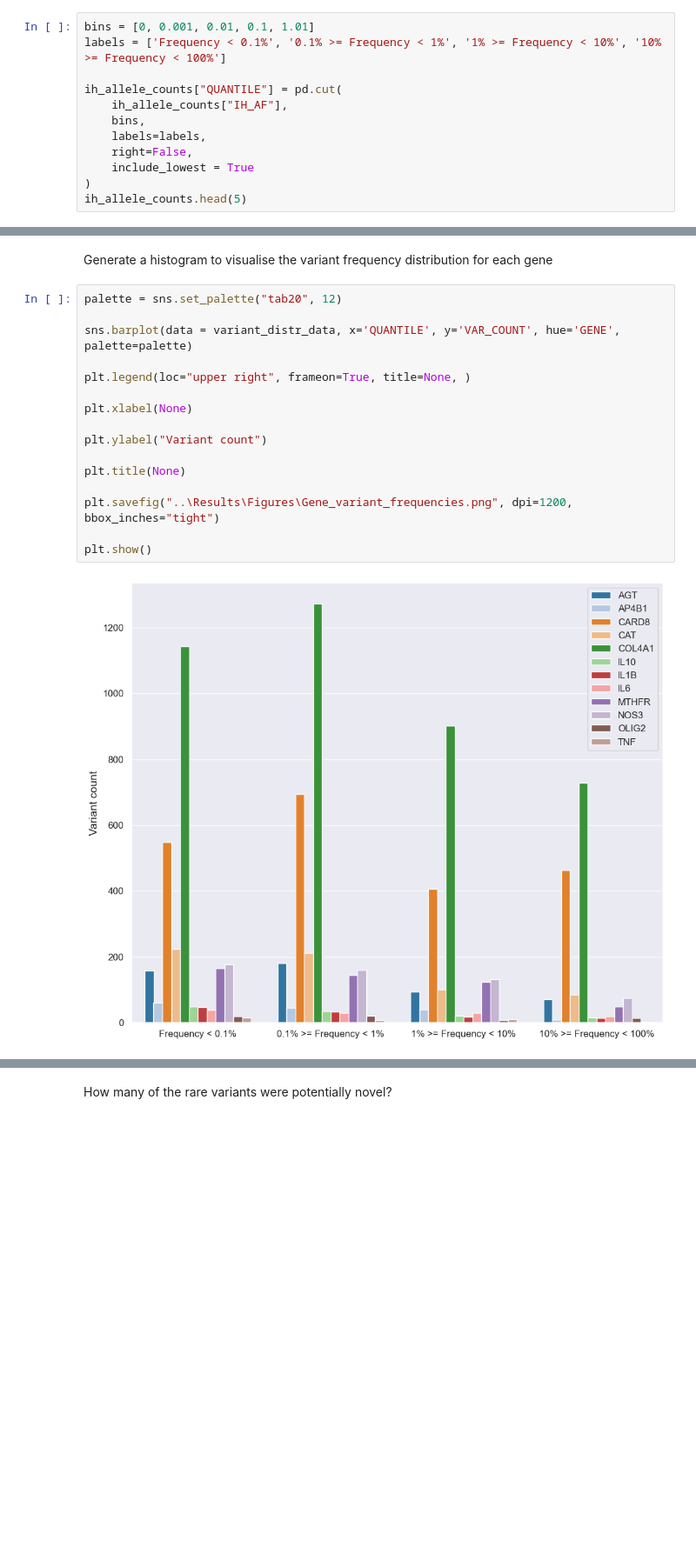
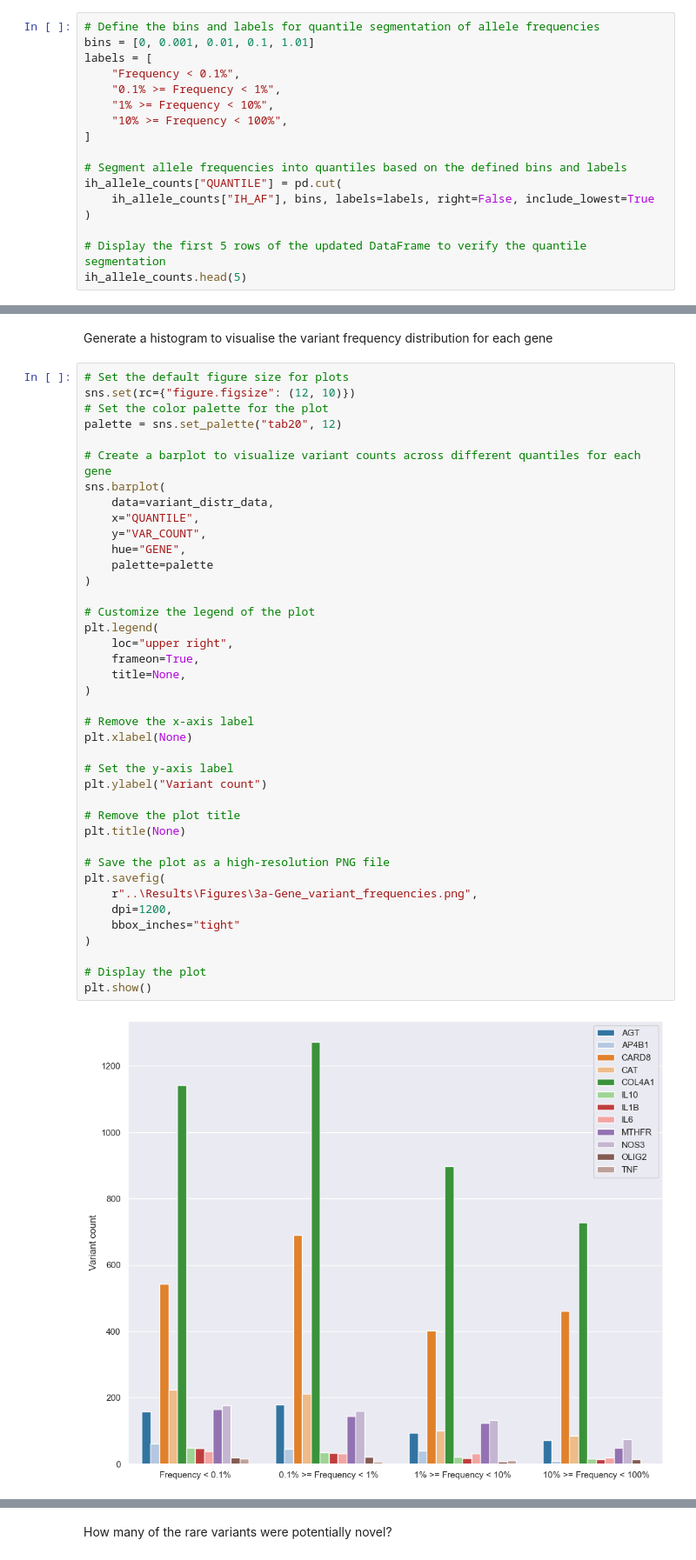
Before and after one commit to MeganHolborn/Genetic_data_analysis, a Jupyter notebook: Notebooks/3-Analysis/3-Rare_variants.ipynb, the cells around one changed output, grey strips where cells are left out. Shown at 87% size. Saved outputs shown, nothing was run; the diff lists cells and outputs as text; blank space fills up the shorter version.

```diff
--- a/Notebooks/3-Analysis/3-Rare_variants.ipynb
+++ b/Notebooks/3-Analysis/3-Rare_variants.ipynb
@@ -63,13 +86,18 @@ Divide allele frequencies into quantiles
 # %%
+# Define the bins and labels for quantile segmentation of allele frequencies
 bins = [0, 0.001, 0.01, 0.1, 1.01]
-labels = ['Frequency < 0.1%', '0.1% >= Frequency < 1%', '1% >= Frequency < 10%', '10% >= Frequency < 100%']
+labels = [
+    "Frequency < 0.1%",
+    "0.1% >= Frequency < 1%",
+    "1% >= Frequency < 10%",
+    "10% >= Frequency < 100%",
+]
 
+# Segment allele frequencies into quantiles based on the defined bins and labels
 ih_allele_counts["QUANTILE"] = pd.cut(
-    ih_allele_counts["IH_AF"],
-    bins,
-    labels=labels,
-    right=False,
-    include_lowest = True
+    ih_allele_counts["IH_AF"], bins, labels=labels, right=False, include_lowest=True
 )
+
+# Display the first 5 rows of the updated DataFrame to verify the quantile segmentation
 ih_allele_counts.head(5)
 # %% [output]
@@ -139,21 +164,45 @@ plt.rc("figure", titlesize=constants.BIGGER_FONT)  # fontsize of the figure titl
 # %% [markdown]
 Generate a histogram to visualise the variant frequency distribution for each gene
 # %%
+# Set the default figure size for plots
+sns.set(rc={"figure.figsize": (12, 10)})
+# Set the color palette for the plot
 palette = sns.set_palette("tab20", 12)
 
-sns.barplot(data = variant_distr_data, x='QUANTILE', y='VAR_COUNT', hue='GENE', palette=palette)
+# Create a barplot to visualize variant counts across different quantiles for each gene
+sns.barplot(
+    data=variant_distr_data,
+    x="QUANTILE",
+    y="VAR_COUNT",
+    hue="GENE",
+    palette=palette
+)
 
-plt.legend(loc="upper right", frameon=True, title=None, )
+# Customize the legend of the plot
+plt.legend(
+    loc="upper right",
+    frameon=True,
+    title=None,
+)
 
+# Remove the x-axis label
 plt.xlabel(None)
 
+# Set the y-axis label
 plt.ylabel("Variant count")
 
+# Remove the plot title
 plt.title(None)
 
-plt.savefig("..\Results\Figures\Gene_variant_frequencies.png", dpi=1200, bbox_inches="tight")
+# Save the plot as a high-resolution PNG file
+plt.savefig(
+    r"..\Results\Figures\3a-Gene_variant_frequencies.png",
+    dpi=1200,
+    bbox_inches="tight"
+)
 
+# Display the plot
 plt.show()
 # %% [output]
-[figure, old version]
+[figure, new version]
 # %% [markdown]
```
Also changed, not shown: parts of 52 cells of this notebook, 3 other files.
